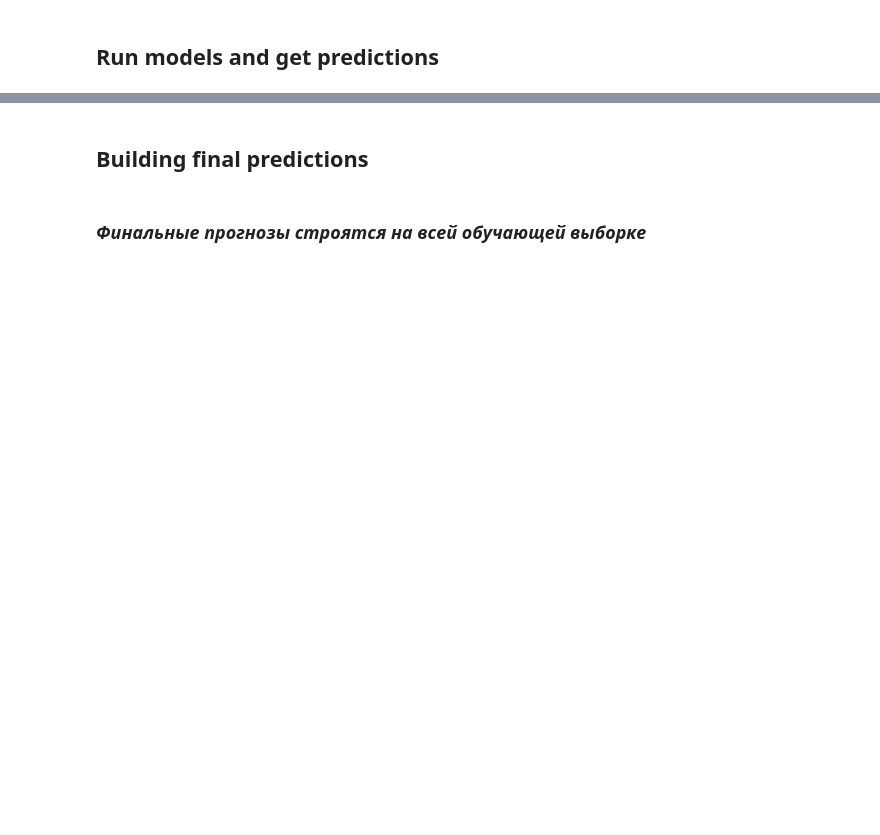
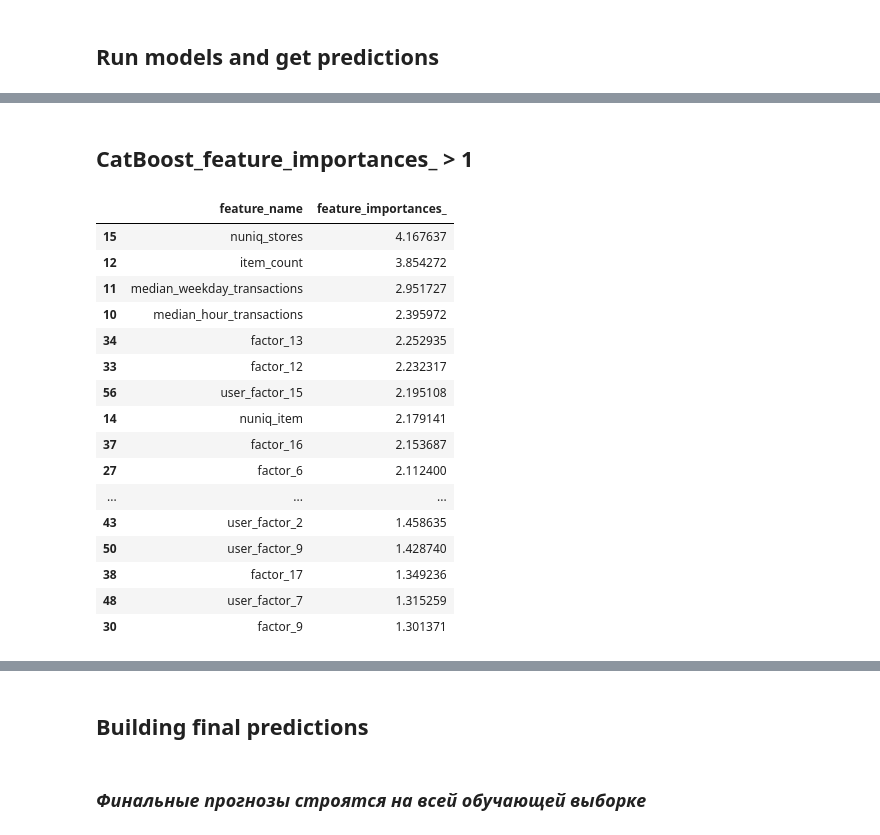
Before and after one commit to OlegRev/recommendation_systems, a Jupyter notebook: course_project.ipynb, the cells around one changed output, grey strips where cells are left out. Cells and saved outputs as stored; diff of their text form; code cells hidden in the pictures; blank space fills up the shorter version.

```diff
--- a/course_project.ipynb
+++ b/course_project.ipynb
@@ -559,0 +591,6 @@ y_train = df_ranker_train[['target']]
+# %%
+%%time
+targets_ranker = preparing_data(data_train_matcher, data_train_ranker, item_features, user_features, user_item_features, N_PREDICT=50, get_df=True)
+# X_train = df_ranker_train.drop('target', axis=1)
+# y_train = df_ranker_train[['target']]
+targets_ranker.head(3)
@@ -699,15 +749,17 @@ def run_model(targets_ranker, selected_feature_names, model='cb' ):
         dtrain = Pool(data=X_train, label=y_train)
         dvalid = Pool(data=X_valid, label=y_valid)
 
-        params_cb = {"n_estimators":1000, # 500
-                     "learning_rate": 0.1,
+        params_cb = {"n_estimators":1100,
+                     "learning_rate": 0.095,
                      "loss_function": "Logloss",
                      "eval_metric": "AUC",
                      "task_type": "CPU",
-                     "max_bin": 30,
+                     #"task_type":"GPU",
+                     #"devices":"0:1",
+                     "max_bin": 33,
                      "early_stopping_rounds": 30,
                      "verbose": 500,
-                     "max_depth": 5,
+                     "max_depth": 10,
                      "l2_leaf_reg": 80,
                      "thread_count": 4,
                      "random_seed": 21}
@@ -720,16 +772,18 @@ def run_model(targets_ranker, selected_feature_names, model='cb' ):
         dtrain = lgb.Dataset(X_train, y_train, categorical_feature=categorical)
         dvalid = lgb.Dataset(X_valid, y_valid, categorical_feature=categorical)
 
-        params_lgb = {"boosting_type": "gbdt",
-                      "objective": "binary",
-                      "metric": "auc",
-                      "num_boost_round": 1000,
-                      "learning_rate": 0.1,
-                      "class_weight": 'balanced',
-                      "max_depth": 10,    # 10
-                      "n_estimators": 1000,
-                      "n_jobs": 4,
-                      "seed": 21}
+        params_lgb = {'learning_rate': 0.09,
+                      'l2_leaf_reg': 80,
+                      'loss_function': 'Logloss',
+                      'thread_count': 4,
+                      'random_seed': 21,
+                      'verbose': 500,
+                      'eval_metric': 'AUC',
+                      'task_type': 'CPU',
+                      'max_depth': 10,
+                      'n_estimators': 1100,
+                      'max_bin': 33,
+                      'early_stopping_rounds': 30}
 
         model_lgb = lgb.train(params=params_lgb,
                           train_set=dtrain,
@@ -789,0 +862,23 @@ Parser   : 114 ms
+# %% [markdown]
+## CatBoost_feature_importances_ > 1
+# %%
+df_feature_importans = pd.DataFrame(zip(selected_feature_names_cb, model_cb.feature_importances_), columns=['feature_name', 'feature_importances_'])
+df_feature_importans.loc[df_feature_importans.feature_importances_>=1].sort_values('feature_importances_', ascending=False)
+# %% [output]
+|  | feature_name | feature_importances_ |
+| 15 | nuniq_stores | 4.167637 |
+| 12 | item_count | 3.854272 |
+| 11 | median_weekday_transactions | 2.951727 |
+| 10 | median_hour_transactions | 2.395972 |
+| 34 | factor_13 | 2.252935 |
+| 33 | factor_12 | 2.232317 |
+| 56 | user_factor_15 | 2.195108 |
+| 14 | nuniq_item | 2.179141 |
+| 37 | factor_16 | 2.153687 |
+| 27 | factor_6 | 2.112400 |
+| ... | ... | ... |
+| 43 | user_factor_2 | 1.458635 |
+| 50 | user_factor_9 | 1.428740 |
+| 38 | factor_17 | 1.349236 |
+| 48 | user_factor_7 | 1.315259 |
+| 30 | factor_9 | 1.301371 |
```
Also changed, not shown: parts of 111 cells of this notebook.
